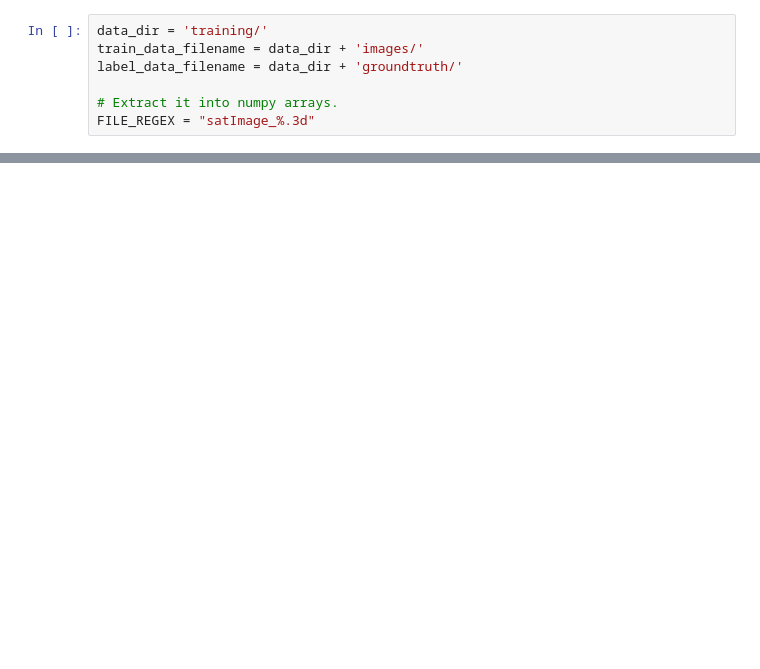
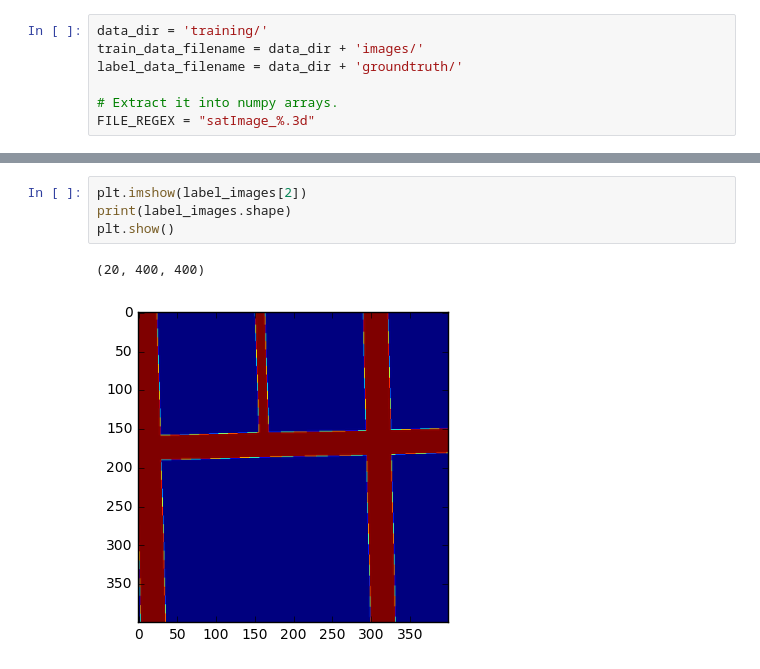
Before and after one commit to njroussel/RoadSegmentation, a Jupyter notebook: roateImages.ipynb, the cells around one changed output, grey strips where cells are left out. Cells and saved outputs as stored; diff of their text form; blank space fills up the shorter version.

```diff
--- a/roateImages.ipynb
+++ b/roateImages.ipynb
@@ -29,3 +30,10 @@ Loading training/groundtruth/satImage_019.png
 Loading training/images/satImage_020.png
 Loading training/groundtruth/satImage_020.png
 hello
+# %%
+plt.imshow(label_images[2])
+print(label_images.shape)
+plt.show()
+# %% [output]
+(20, 400, 400)
+[figure, added]
```
Also changed, not shown: parts of 8 cells of this notebook.
